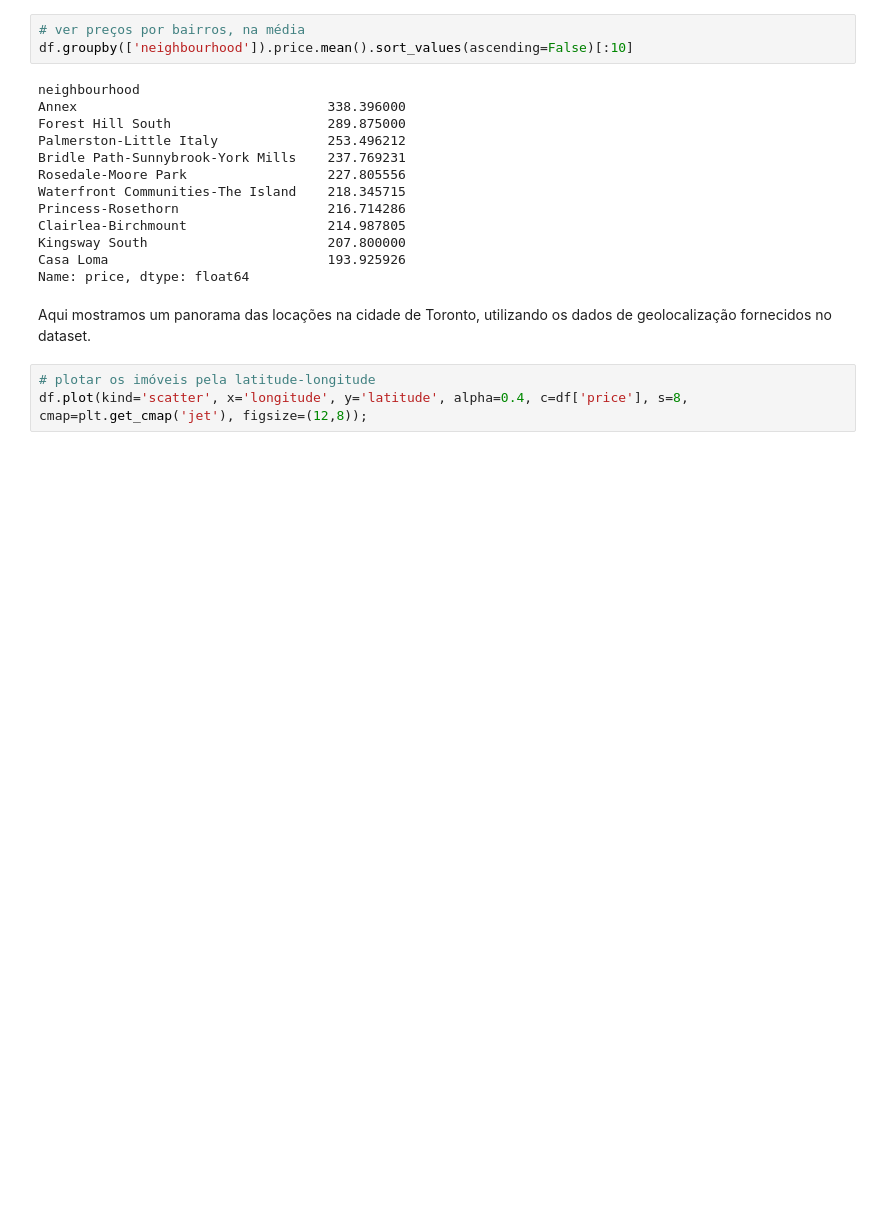
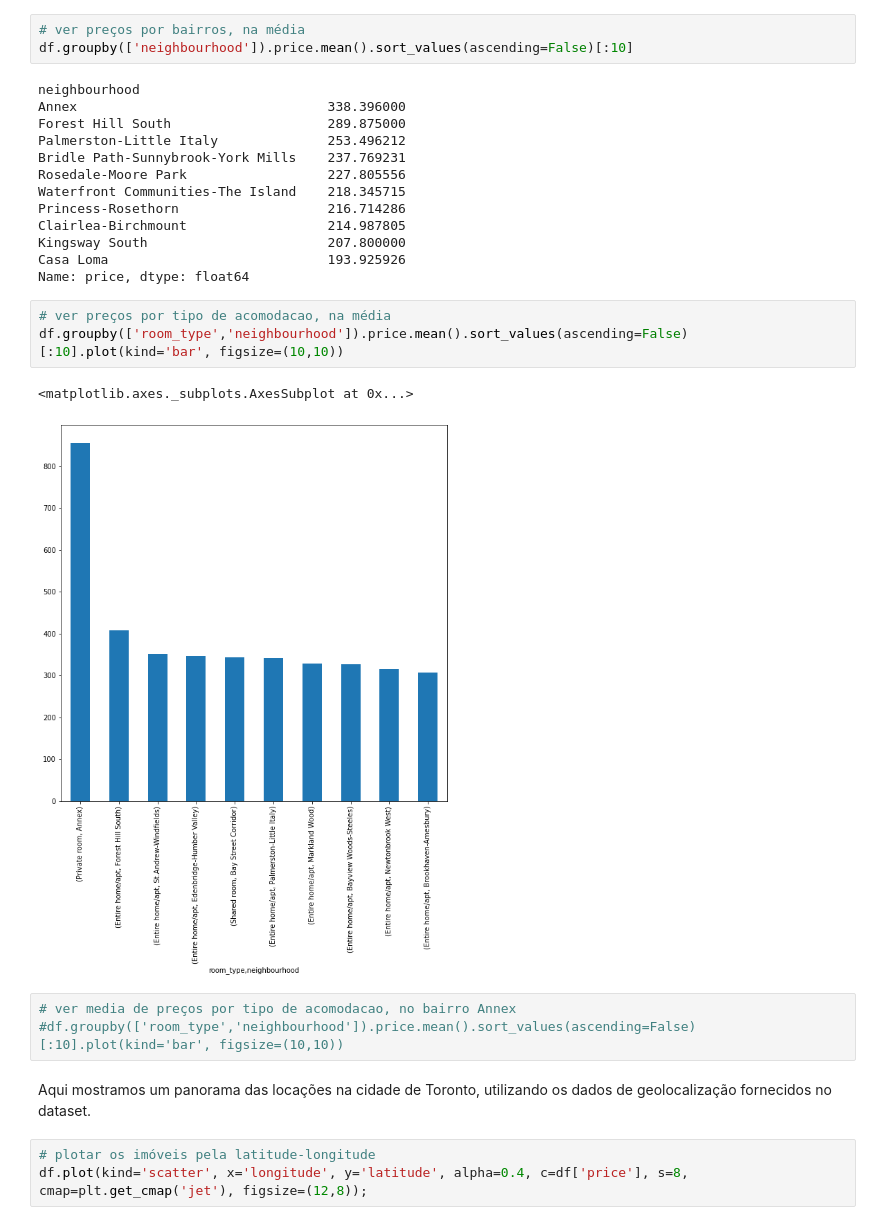
Before and after one commit to giovanivpoletto/Data_Science_With_Python, a Jupyter notebook: Analisando_os_Dados_do_Airbnb_sobre_Toronto.ipynb, the cells around one changed output. Saved outputs shown, nothing was run; the diff lists cells and outputs as text; blank space fills up the shorter version.

```diff
--- a/Analisando_os_Dados_do_Airbnb_sobre_Toronto.ipynb
+++ b/Analisando_os_Dados_do_Airbnb_sobre_Toronto.ipynb
@@ -261,6 +270,15 @@ Clairlea-Birchmount                  214.987805
 Kingsway South                       207.800000
 Casa Loma                            193.925926
 Name: price, dtype: float64
+# %%
+# ver preços por tipo de acomodacao, na média
+df.groupby(['room_type','neighbourhood']).price.mean().sort_values(ascending=False)[:10].plot(kind='bar', figsize=(10,10))
+# %% [output]
+<matplotlib.axes._subplots.AxesSubplot at 0x...>
+[figure, added]
+# %%
+# ver media de preços por tipo de acomodacao, no bairro Annex
+#df.groupby(['room_type','neighbourhood']).price.mean().sort_values(ascending=False)[:10].plot(kind='bar', figsize=(10,10))
 # %% [markdown]
 Aqui mostramos um panorama das locações na cidade de Toronto, utilizando os dados de geolocalização fornecidos no dataset.
 # %%
```
Also changed, not shown: parts of 58 cells of this notebook.
